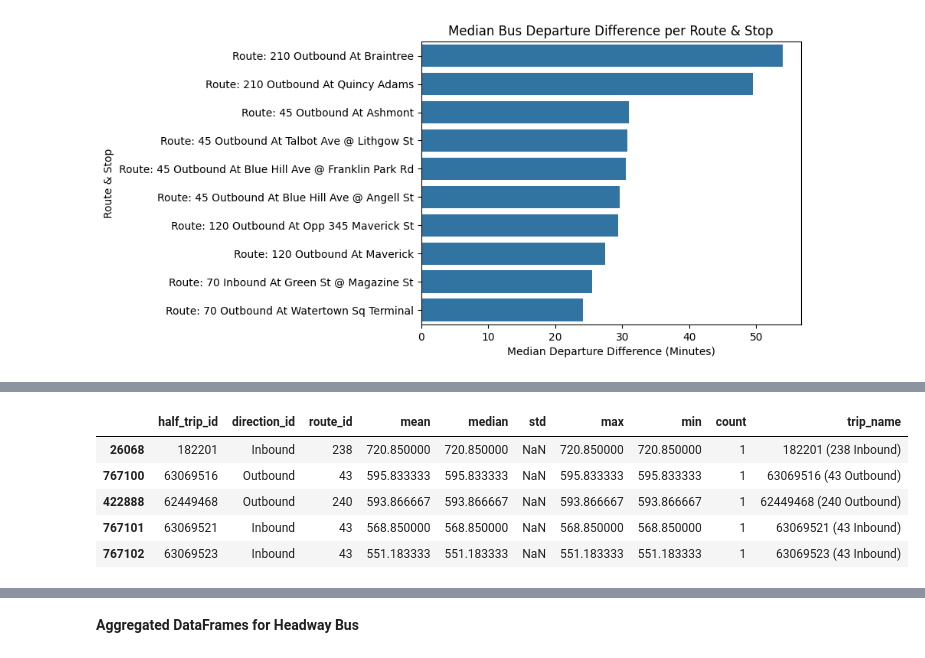
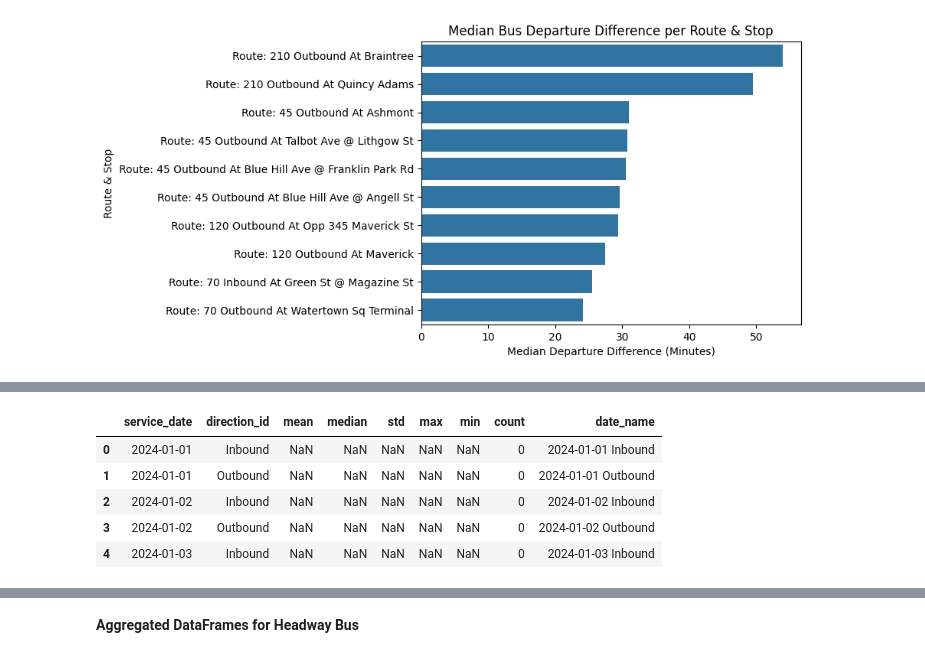
Before and after one commit to kevin-r-murphy/BA888-MBTA, a Jupyter notebook: MBTA_Bus.ipynb, the cells around one changed output, grey strips where cells are left out. Drawn from its saved outputs; the diff is of its cells as text; code cells hidden in the pictures.

```diff
--- a/MBTA_Bus.ipynb
+++ b/MBTA_Bus.ipynb
@@ -71,6 +71,7 @@ bus_headways['time_diff'] = abs((bus_headways['actual'] - bus_headways['schedule
 bus_headways['headway_diff'] = (bus_headways['headway'] - bus_headways['scheduled_headway']) / 60
 bus_headways = bus_headways[bus_headways['time_diff'] < 1200]
 bus_headways['half_trip_id'] = bus_headways['half_trip_id'].astype(str).apply(lambda x: x.split('.')[0])
+bus_headways['scheduled_time'] = bus_headways['scheduled'].dt.time
 bus_headways.head()
 # %% [output]
 |  | service_date | route_id | direction_id | half_trip_id | stop_id | time_point_id | time_point_order | ... |
@@ -215,12 +247,12 @@ Text(0.5, 0, 'Median Departure Difference (Minutes)')
 # %%
-bus_schedule_trip = bus_standard_schedule.groupby(['half_trip_id', 'direction_id', 'route_id'])['time_diff'].agg(['mean','median', 'std', 'max', 'min', 'count']).reset_index()
-bus_schedule_trip = bus_schedule_trip.sort_values(by = 'median', ascending = False)
-bus_schedule_trip['trip_name'] = bus_schedule_trip['half_trip_id'] + ' ('+ bus_schedule_trip['route_id'] + ' ' + bus_schedule_trip['direction_id'].astype(str) + ')'
-bus_schedule_trip.head()
+bus_schedule_date = bus_standard_schedule.groupby(['service_date', 'direction_id'])['headway_diff'].agg(['mean','median', 'std', 'max', 'min','count']).reset_index()
+bus_schedule_date = bus_schedule_date.sort_values(by = 'median', ascending = False)
+bus_schedule_date['date_name'] = bus_schedule_date['service_date'] + ' ' + bus_schedule_date['direction_id'].astype(str)
+bus_schedule_date.head()
 # %% [output]
-|  | half_trip_id | direction_id | route_id | mean | median | std | max | min | count | trip_name |
-| 26068 | 182201 | Inbound | 238 | 720.850000 | 720.850000 | NaN | 720.850000 | 720.850000 | 1 | 182201 (238 Inbound) |
-| 767100 | 63069516 | Outbound | 43 | 595.833333 | 595.833333 | NaN | 595.833333 | 595.833333 | 1 | 63069516 (43 Outbound) |
-| 422888 | 62449468 | Outbound | 240 | 593.866667 | 593.866667 | NaN | 593.866667 | 593.866667 | 1 | 62449468 (240 Outbound) |
-| 767101 | 63069521 | Inbound | 43 | 568.850000 | 568.850000 | NaN | 568.850000 | 568.850000 | 1 | 63069521 (43 Inbound) |
-| 767102 | 63069523 | Inbound | 43 | 551.183333 | 551.183333 | NaN | 551.183333 | 551.183333 | 1 | 63069523 (43 Inbound) |
+|  | service_date | direction_id | mean | median | std | max | min | count | date_name |
+| 0 | 2024-01-01 | Inbound | NaN | NaN | NaN | NaN | NaN | 0 | 2024-01-01 Inbound |
+| 1 | 2024-01-01 | Outbound | NaN | NaN | NaN | NaN | NaN | 0 | 2024-01-01 Outbound |
+| 2 | 2024-01-02 | Inbound | NaN | NaN | NaN | NaN | NaN | 0 | 2024-01-02 Inbound |
+| 3 | 2024-01-02 | Outbound | NaN | NaN | NaN | NaN | NaN | 0 | 2024-01-02 Outbound |
+| 4 | 2024-01-03 | Inbound | NaN | NaN | NaN | NaN | NaN | 0 | 2024-01-03 Inbound |
```
Also changed, not shown: parts of 11 cells of this notebook.
